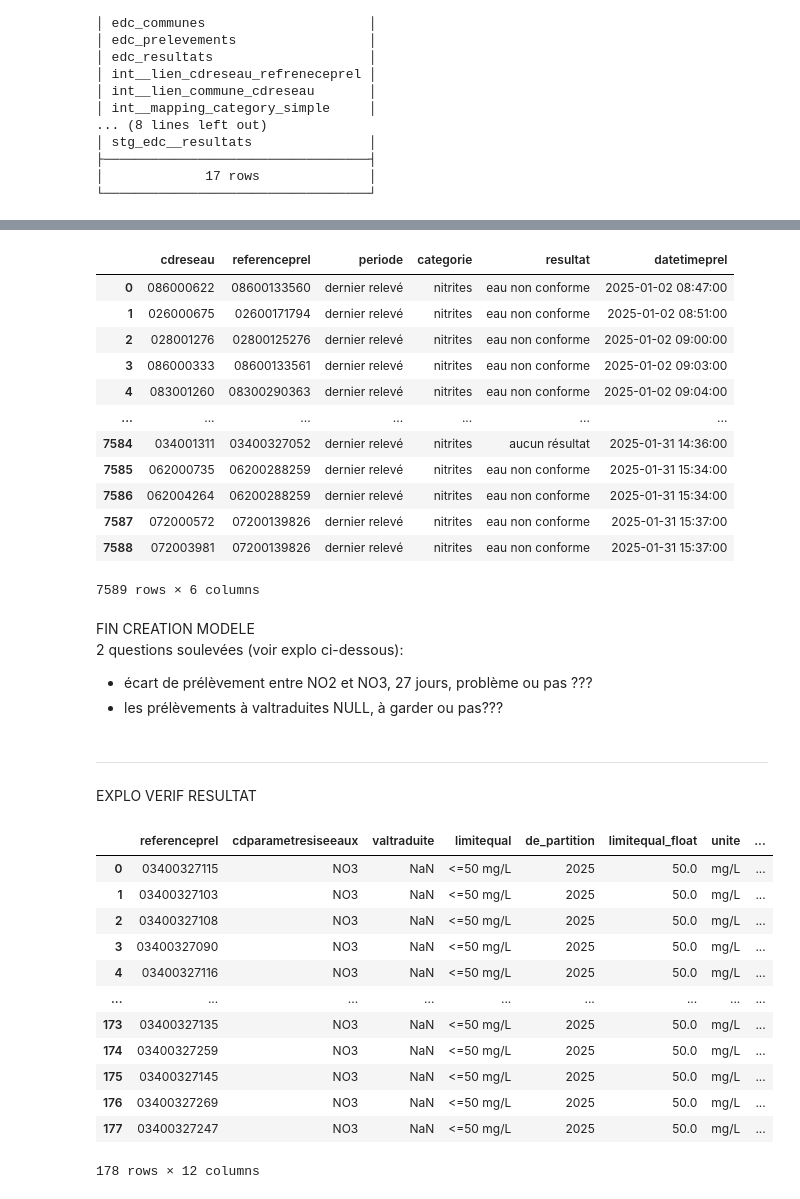
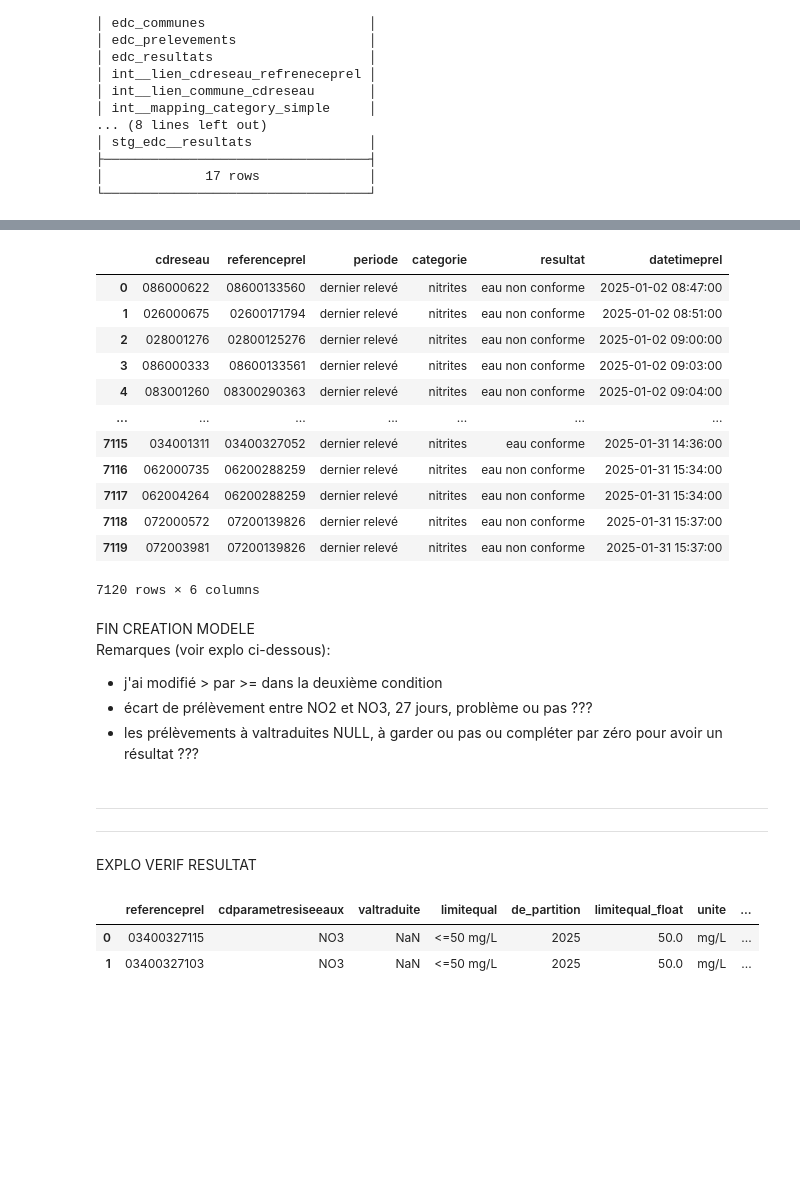
Before and after one commit to dataforgoodfr/13_pollution_eau, a Jupyter notebook: analytics/notebooks/résultat_nitrates_dbt_model.ipynb, the cells around one changed output, grey strips where cells are left out. Cells and saved outputs as stored; diff of their text form; code cells hidden in the pictures; blank space fills up the shorter version.

Commit message:
correction query pour avoir UDI unique

```diff
--- a/analytics/notebooks/résultat_nitrates_dbt_model.ipynb
+++ b/analytics/notebooks/résultat_nitrates_dbt_model.ipynb
@@ -161,9 +253,9 @@ query_resultat_nitrite_dernier = """
 
 SELECT cdreseau, referenceprel, 'dernier relevé' AS periode, 'nitrites' AS categorie,
 CASE
-    WHEN valtraduite_2 < 50 AND valtraduite_3 < 0.5 AND valtraduite_NO2_NO3 < 1
+    WHEN valtraduite_NO2 < 50 AND valtraduite_NO3 < 0.5 AND valtraduite_NO2_NO3 < 1
     THEN 'eau conforme'
-    WHEN valtraduite_2 >= 50 OR valtraduite_3 >= 0.5 OR valtraduite_NO2_NO3 >= 1
+    WHEN valtraduite_NO2 >= 50 OR valtraduite_NO3 >= 0.5 OR valtraduite_NO2_NO3 >= 1
     THEN 'eau non conforme'
     ELSE 'aucun résultat'
 END AS resultat ,
@@ -181,38 +273,31 @@ resultat_nitrite_dernier
 | 3 | 086000333 | 08600133561 | dernier relevé | nitrites | eau non conforme | 2025-01-02 09:03:00 |
 | 4 | 083001260 | 08300290363 | dernier relevé | nitrites | eau non conforme | 2025-01-02 09:04:00 |
 | ... | ... | ... | ... | ... | ... | ... |
-| 7584 | 034001311 | 03400327052 | dernier relevé | nitrites | aucun résultat | 2025-01-31 14:36:00 |
-| 7585 | 062000735 | 06200288259 | dernier relevé | nitrites | eau non conforme | 2025-01-31 15:34:00 |
-| 7586 | 062004264 | 06200288259 | dernier relevé | nitrites | eau non conforme | 2025-01-31 15:34:00 |
-| 7587 | 072000572 | 07200139826 | dernier relevé | nitrites | eau non conforme | 2025-01-31 15:37:00 |
-| 7588 | 072003981 | 07200139826 | dernier relevé | nitrites | eau non conforme | 2025-01-31 15:37:00 |
+| 7115 | 034001311 | 03400327052 | dernier relevé | nitrites | eau conforme | 2025-01-31 14:36:00 |
+| 7116 | 062000735 | 06200288259 | dernier relevé | nitrites | eau non conforme | 2025-01-31 15:34:00 |
+| 7117 | 062004264 | 06200288259 | dernier relevé | nitrites | eau non conforme | 2025-01-31 15:34:00 |
+| 7118 | 072000572 | 07200139826 | dernier relevé | nitrites | eau non conforme | 2025-01-31 15:37:00 |
+| 7119 | 072003981 | 07200139826 | dernier relevé | nitrites | eau non conforme | 2025-01-31 15:37:00 |
-7589 rows × 6 columns
+7120 rows × 6 columns
 # %% [markdown]
 FIN CREATION MODELE
-2 questions soulevées (voir explo ci-dessous):
+Remarques (voir explo ci-dessous):
+- j'ai modifié > par >=  dans la deuxième condition
 - écart de prélèvement entre NO2 et NO3, 27 jours, problème ou pas ???
-- les prélèvements à valtraduites NULL, à garder ou pas???
+- les prélèvements à valtraduites NULL, à garder ou pas ou compléter par zéro pour avoir un résultat ???
 # %% [markdown]
+
+----------------------------------------------
 ---------------------------------------------
 # %% [markdown]
 EXPLO VERIF RESULTAT
 # %%
 #vérification des valtraduite NULL dans la table d'origine
-con.sql('SELECT * FROM dernier_prel WHERE valtraduite IS NULL' ).df()
+con.sql('SELECT * FROM dernier_prel WHERE valtraduite IS NULL LIMIT 2' ).df()
 # %% [output]
 |  | referenceprel | cdparametresiseeaux | valtraduite | limitequal | de_partition | limitequal_float | unite | ... |
 | 0 | 03400327115 | NO3 | NaN | <=50 mg/L | 2025 | 50.0 | mg/L | ... |
 | 1 | 03400327103 | NO3 | NaN | <=50 mg/L | 2025 | 50.0 | mg/L | ... |
-| 2 | 03400327108 | NO3 | NaN | <=50 mg/L | 2025 | 50.0 | mg/L | ... |
-| 3 | 03400327090 | NO3 | NaN | <=50 mg/L | 2025 | 50.0 | mg/L | ... |
-| 4 | 03400327116 | NO3 | NaN | <=50 mg/L | 2025 | 50.0 | mg/L | ... |
-| ... | ... | ... | ... | ... | ... | ... | ... | ... |
-| 173 | 03400327135 | NO3 | NaN | <=50 mg/L | 2025 | 50.0 | mg/L | ... |
-| 174 | 03400327259 | NO3 | NaN | <=50 mg/L | 2025 | 50.0 | mg/L | ... |
-| 175 | 03400327145 | NO3 | NaN | <=50 mg/L | 2025 | 50.0 | mg/L | ... |
-| 176 | 03400327269 | NO3 | NaN | <=50 mg/L | 2025 | 50.0 | mg/L | ... |
-| 177 | 03400327247 | NO3 | NaN | <=50 mg/L | 2025 | 50.0 | mg/L | ... |
-178 rows × 12 columns
 # %%
 #vérification des nobmre de cdreseau >1 dans le résultat final
 verif_double_cdreseau = con.sql('select  cdreseau, COUNT(*) AS nbcdreseau FROM resultat_nitrite_dernier GROUP BY cdreseau HAVING nbcdreseau>1 ORDER BY nbcdreseau DESC').df()
```
Also changed, not shown: parts of 27 cells of this notebook.
